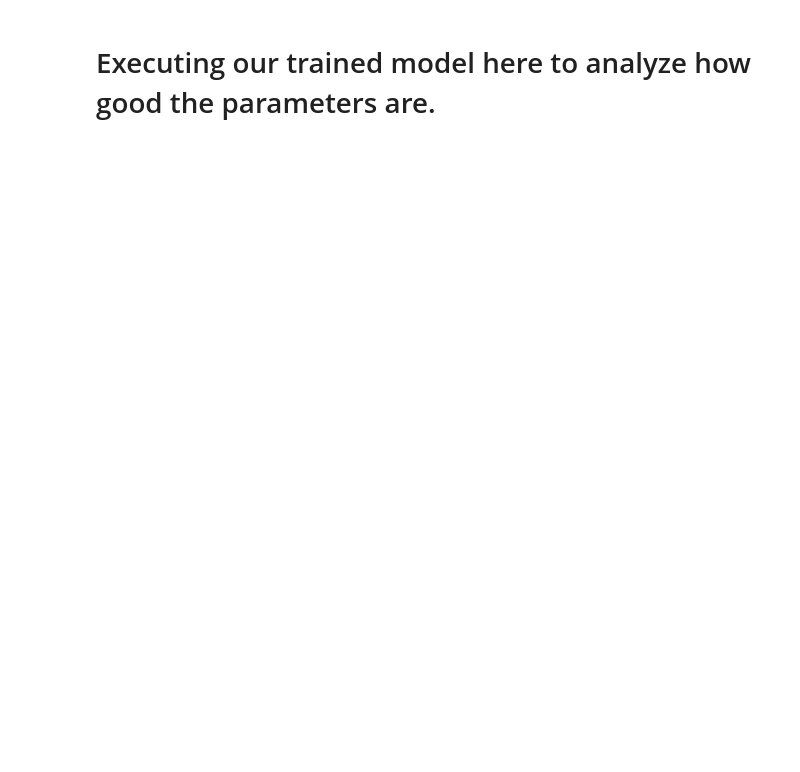
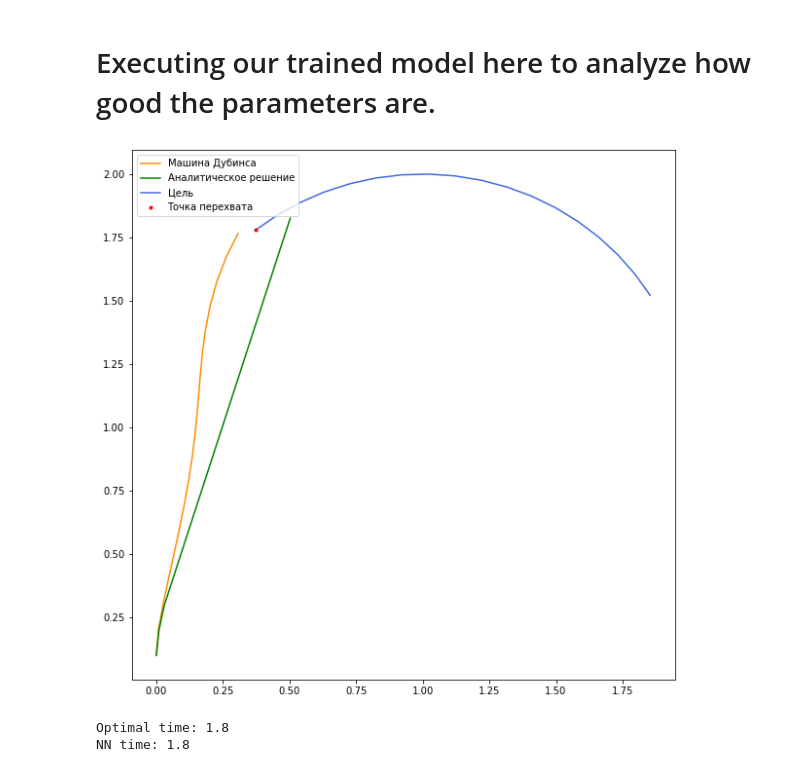
Before and after one commit to epileptickkid/dubins-rl, a Jupyter notebook: dubins car interception.ipynb, the cells around one changed output. Drawn from its saved outputs; the diff is of its cells as text; code cells hidden in the pictures; blank space fills up the shorter version.

```diff
--- a/dubins car interception.ipynb
+++ b/dubins car interception.ipynb
@@ -461,6 +495,6 @@ plt.xlabel("Episode")
 plt.ylabel("Value Critic Loss")
 plt.show()
 # %%
-actor_model.load_weights('./checkpoints/lr_0.001')
+#actor_model.load_weights('./checkpoints/lr_0.001')
 # %%
 #actor_model.save_weights('./checkpoints/lr_0.002')
@@ -485,14 +520,13 @@ from dubins.planar_reachable_set import x_RS, y_RS, x_LR, y_LR, V_CS, V_CC_minus
 def arctg2(y, x):
     return (2 * (y >= 0) - 1) * arccos(x / sqrt(x ** 2 + y ** 2)) + 2 * (y < 0) * pi
 # %%
-pos_vec = [[],[],[],[],[]] #задаем вектор, который будет содержать массивы движения машины Дубинса и цели
+# pos_vec = [[],[],[],[],[]] #задаем вектор, который будет содержать массивы движения машины Дубинса и цели
 
 Vx_e, Vy_e = 0.5, 0.5 #скорость цели
 V_e = sqrt(Vx_e ** 2 + Vy_e ** 2) #модуль скорости цели
 
 ε = 0.001 #эпсилон для определения времени
-
-cor0 = (-2.5, -0.25)
+cor0 = (1 ,1)
 #cor0 = (np.random.uniform(-3,3) , np.random.uniform(-1,5)) #начальные координаты цели x0_e, y0_e (та же позиция, что и раньше)
 cor0_e = cor0
 cor0_p = [0, 0, pi/2] #начальные координаты машины Дубинса
@@ -638,7 +672,7 @@ t = 0
 dt = 0.1
 #while True:
 for i in range(num_steps):
-    if leng(sys_state) > 0.2:
+    if leng(sys_state) > 0.1:
       tf_prev_state = tf.expand_dims(tf.convert_to_tensor(red_state), 0)
 
       action = policy_test(tf_prev_state, ou_noise)
@@ -653,31 +687,35 @@ for i in range(num_steps):
 
       xce.append(sys_state[3])
       yce.append(sys_state[4])
     else:
       break
 xc1 = [sys_state[3]]
 yc1 = [sys_state[4]]
 
 
 
 fig, ax = plt.subplots(figsize=(10, 10))
 
 ax.plot(xc, yc, color = 'darkorange', label = 'Машина Дубинса')
 ax.plot(pos_vec[0], pos_vec[1], color = 'green', label = 'Аналитическое решение')
 ax.plot(xce, yce, color = 'royalblue', label = 'Цель')
 #plt.title('Optimal trajectories')
 ax.plot(xc1, yc1, '.', color = 'red', label = 'Точка перехвата')
 ax.legend(loc = 'upper left')
 plt.show()
 
 
 #plt.plot(xc,yc)
 #plt.plot(xce,yce)
 #plt.plot(pos_vec[0],pos_vec[1])
 #plt.plot(xc1,yc1,'.')
 #title = 'Сomparison of trajectories'
 #plt.title(title)
 #plt.show()
 #print('Opt time:',len(np.array(pos_vec[0]))*0.1)
-print('Optimal time:', T)
+print('Optimal time:', round(T,1))
 print('NN time:',len(xc)*0.1)
+# %% [output]
+[figure, added]
+Optimal time: 1.8
+NN time: 1.8
```
Also changed, not shown: parts of 8 cells of this notebook.
